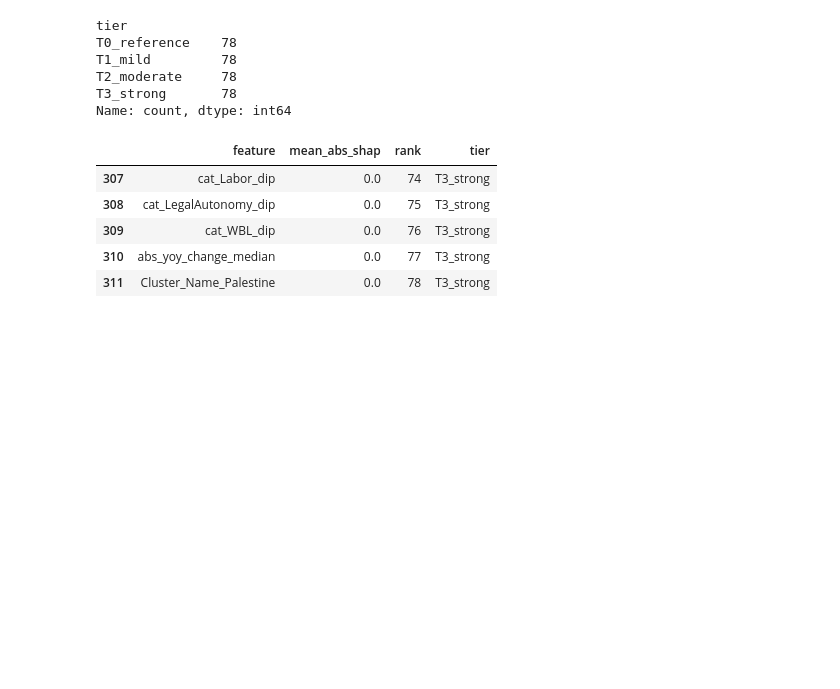
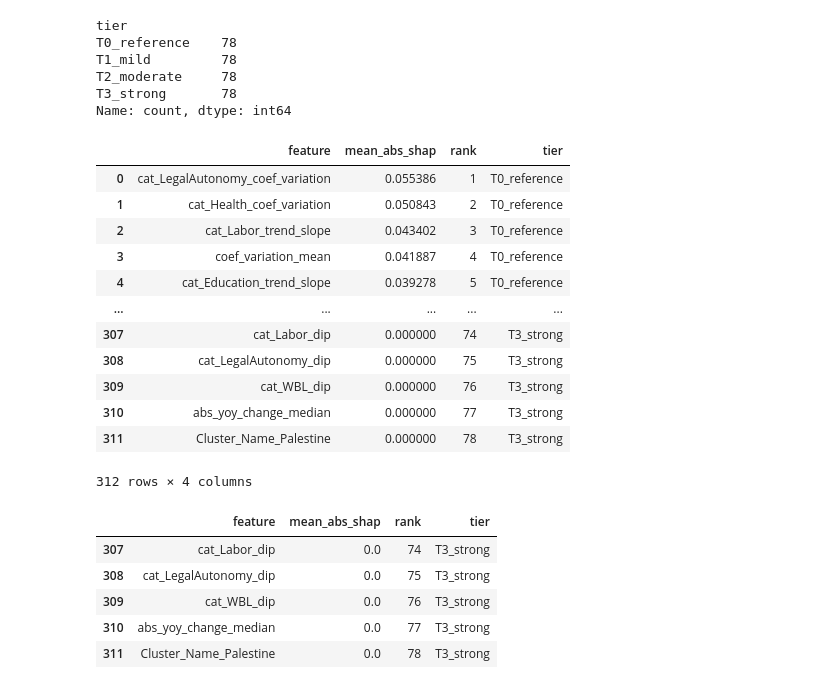
Before and after one commit to daniehben/worldbank-api-pipeline, a Jupyter notebook: notebooks/classification.ipynb, the cells around one changed output. Drawn from its saved outputs; the diff is of its cells as text; code cells hidden in the pictures; blank space fills up the shorter version.

```diff
--- a/notebooks/classification.ipynb
+++ b/notebooks/classification.ipynb
@@ -1530,6 +1530,22 @@ T1_mild         78
 T2_moderate     78
 T3_strong       78
 Name: count, dtype: int64
+# %%
+shap_capacity_long_df
+# %% [output]
+|  | feature | mean_abs_shap | rank | tier |
+| 0 | cat_LegalAutonomy_coef_variation | 0.055386 | 1 | T0_reference |
+| 1 | cat_Health_coef_variation | 0.050843 | 2 | T0_reference |
+| 2 | cat_Labor_trend_slope | 0.043402 | 3 | T0_reference |
+| 3 | coef_variation_mean | 0.041887 | 4 | T0_reference |
+| 4 | cat_Education_trend_slope | 0.039278 | 5 | T0_reference |
+| ... | ... | ... | ... | ... |
+| 307 | cat_Labor_dip | 0.000000 | 74 | T3_strong |
+| 308 | cat_LegalAutonomy_dip | 0.000000 | 75 | T3_strong |
+| 309 | cat_WBL_dip | 0.000000 | 76 | T3_strong |
+| 310 | abs_yoy_change_median | 0.000000 | 77 | T3_strong |
+| 311 | Cluster_Name_Palestine | 0.000000 | 78 | T3_strong |
+312 rows × 4 columns
 # %%
 shap_capacity_long_df.tail()
 # %% [output]
```
Also changed, not shown: parts of 14 cells of this notebook, 14 other files.
